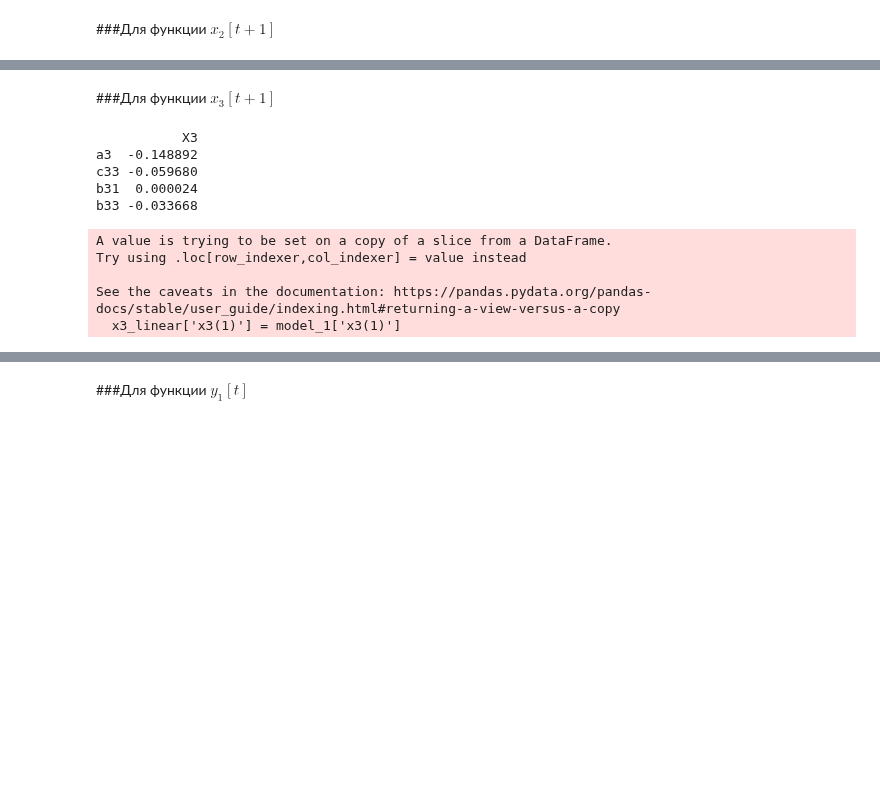
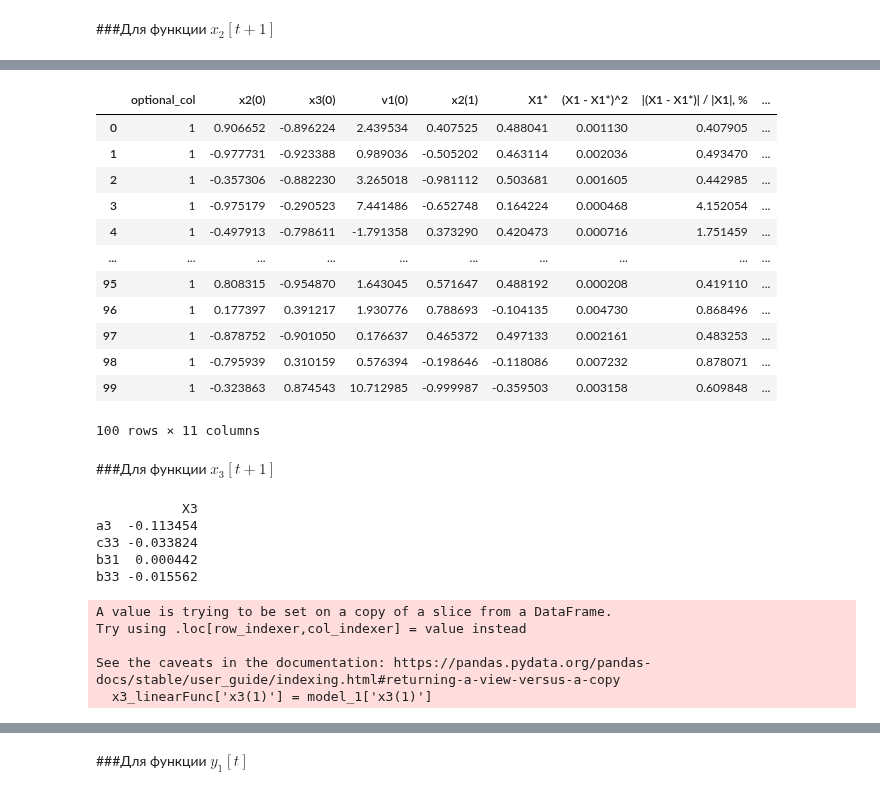
Before and after one commit to Viktory4121/MORD, a Jupyter notebook: ДОМ.ipynb, the cells around one changed output, grey strips where cells are left out. Saved outputs shown, nothing was run; the diff lists cells and outputs as text; code cells hidden in the pictures; blank space fills up the shorter version.

```diff
--- a/ДОМ.ipynb
+++ b/ДОМ.ipynb
@@ -292,13 +292,13 @@ See the caveats in the documentation: https://pandas.pydata.org/pandas-docs/stab
 ###Для функции $x_2[t+1]$
 # %%
 #x2, x3, v1
-x2_linear = model_0[['x2(0)', 'x3(0)', 'v1(0)']]
-x2_linear['x2(1)'] = model_1['x2(1)']
-x2_linear.insert(0, "optional_col", vector_ones)
+x2_linearFunc = model_0[['x2(0)', 'x3(0)', 'v1(0)']]
+x2_linearFunc['x2(1)'] = model_1['x2(1)']
+x2_linearFunc.insert(0, "optional_col", vector_ones)
 
-A2_linear = np.array(x2_linear)
+A2_linear = np.array(x2_linearFunc)
 #A2_psev = BenIsrael(A2_linear[:, 0:(len(A2_linear[0]) - 1)])
-X2_estim_linear = solvingSLAE(A2_linear[:, 0:(len(A2_linear[0]) - 1)], np.matrix(A2_linear[:, len(A2_linear[0]) - 1]).T)
-print(pd.DataFrame(X2_estim_linear, columns=['X2'], index=['a2', 'c22', 'c23', 'b21']))
+X2_linear = solvingSLAE(A2_linear[:, 0:(len(A2_linear[0]) - 1)], np.matrix(A2_linear[:, len(A2_linear[0]) - 1]).T)
+print(pd.DataFrame(X2_linear, columns=['X2'], index=['a2', 'c22', 'c23', 'b21']))
 # %% [output]
            X2
@@ -321,23 +314,54 @@ b21 -0.000021
+# %%
+X2_estimate_linear = []
+X2_variance_linear = []
+X2_error_linear = []
+for i in range(len(x2_linearFunc)):
+  X2_estimate_linear.append(X2_linear[0,0] + X2_linear[1,0] * np.array(x2_linearFunc)[i,1]
+                            + X2_linear[2,0] * np.array(x2_linearFunc)[i,2] + X2_linear[3,0] * np.array(x2_linearFunc)[i,3])
+
+  X2_variance_linear.append((1.0 / len(x2_linearFunc)) * (np.array(x2_linearFunc)[i, len(np.array(x2_linearFunc)[0]) - 1] - X2_estimate_linear[i])**2)
+
+  X2_error_linear.append((1.0 / len(x2_linearFunc)) * abs((np.array(x2_linearFunc)[i, len(np.array(x2_linearFunc)[0]) - 1] - X2_estimate_linear[i])
+                            / np.array(x2_linearFunc)[i, len(np.array(x2_linearFunc)[0]) - 1]) * 100)
+
+x2_linearFunc['X2*'] = X2_estimate_linear
+x2_linearFunc['(X2 - X2*)^2'] = X2_variance_linear
+x2_linearFunc['|(X2 - X2*)| / |X2|, %'] = X2_error_linear
+x2_linearFunc
+# %% [output]
+|  | optional_col | x2(0) | x3(0) | v1(0) | x2(1) | X1* | (X1 - X1*)^2 | |(X1 - X1*)| / |X1|, % | ... |
+| 0 | 1 | 0.906652 | -0.896224 | 2.439534 | 0.407525 | 0.488041 | 0.001130 | 0.407905 | ... |
+| 1 | 1 | -0.977731 | -0.923388 | 0.989036 | -0.505202 | 0.463114 | 0.002036 | 0.493470 | ... |
+| 2 | 1 | -0.357306 | -0.882230 | 3.265018 | -0.981112 | 0.503681 | 0.001605 | 0.442985 | ... |
+| 3 | 1 | -0.975179 | -0.290523 | 7.441486 | -0.652748 | 0.164224 | 0.000468 | 4.152054 | ... |
+| 4 | 1 | -0.497913 | -0.798611 | -1.791358 | 0.373290 | 0.420473 | 0.000716 | 1.751459 | ... |
+| ... | ... | ... | ... | ... | ... | ... | ... | ... | ... |
+| 95 | 1 | 0.808315 | -0.954870 | 1.643045 | 0.571647 | 0.488192 | 0.000208 | 0.419110 | ... |
+| 96 | 1 | 0.177397 | 0.391217 | 1.930776 | 0.788693 | -0.104135 | 0.004730 | 0.868496 | ... |
+| 97 | 1 | -0.878752 | -0.901050 | 0.176637 | 0.465372 | 0.497133 | 0.002161 | 0.483253 | ... |
+| 98 | 1 | -0.795939 | 0.310159 | 0.576394 | -0.198646 | -0.118086 | 0.007232 | 0.878071 | ... |
+| 99 | 1 | -0.323863 | 0.874543 | 10.712985 | -0.999987 | -0.359503 | 0.003158 | 0.609848 | ... |
+100 rows × 11 columns
 # %% [markdown]
 ###Для функции $x_3[t+1]$
 # %%
 #x3, v1, v3
-x3_linear = model_0[['x3(0)', 'v1(0)', 'v3(0)']]
-x3_linear['x3(1)'] = model_1['x3(1)']
-x3_linear.insert(0, "optional_col", vector_ones)
+x3_linearFunc = model_0[['x3(0)', 'v1(0)', 'v3(0)']]
+x3_linearFunc['x3(1)'] = model_1['x3(1)']
+x3_linearFunc.insert(0, "optional_col", vector_ones)
 
-A3_linear = np.array(x3_linear)
+A3_linear = np.array(x3_linearFunc)
 #A3_psev = BenIsrael(A3_linear[:, 0:(len(A3_linear[0]) - 1)])
-X3_estim_linear = solvingSLAE(A3_linear[:, 0:(len(A3_linear[0]) - 1)], np.matrix(A3_linear[:, len(A3_linear[0]) - 1]).T)
-print(pd.DataFrame(X3_estim_linear, columns=['X3'], index=['a3', 'c33', 'b31', 'b33']))
+X3_linear = solvingSLAE(A3_linear[:, 0:(len(A3_linear[0]) - 1)], np.matrix(A3_linear[:, len(A3_linear[0]) - 1]).T)
+print(pd.DataFrame(X3_linear, columns=['X3'], index=['a3', 'c33', 'b31', 'b33']))
 # %% [output]
            X3
-a3  -0.148892
-c33 -0.059680
-b31  0.000024
-b33 -0.033668
+a3  -0.113454
+c33 -0.033824
+b31  0.000442
+b33 -0.015562
 A value is trying to be set on a copy of a slice from a DataFrame.
 Try using .loc[row_indexer,col_indexer] = value instead
 
 See the caveats in the documentation: https://pandas.pydata.org/pandas-docs/stable/user_guide/indexing.html#returning-a-view-versus-a-copy
-  x3_linear['x3(1)'] = model_1['x3(1)']
+  x3_linearFunc['x3(1)'] = model_1['x3(1)']
```
Also changed, not shown: parts of 14 cells of this notebook.
